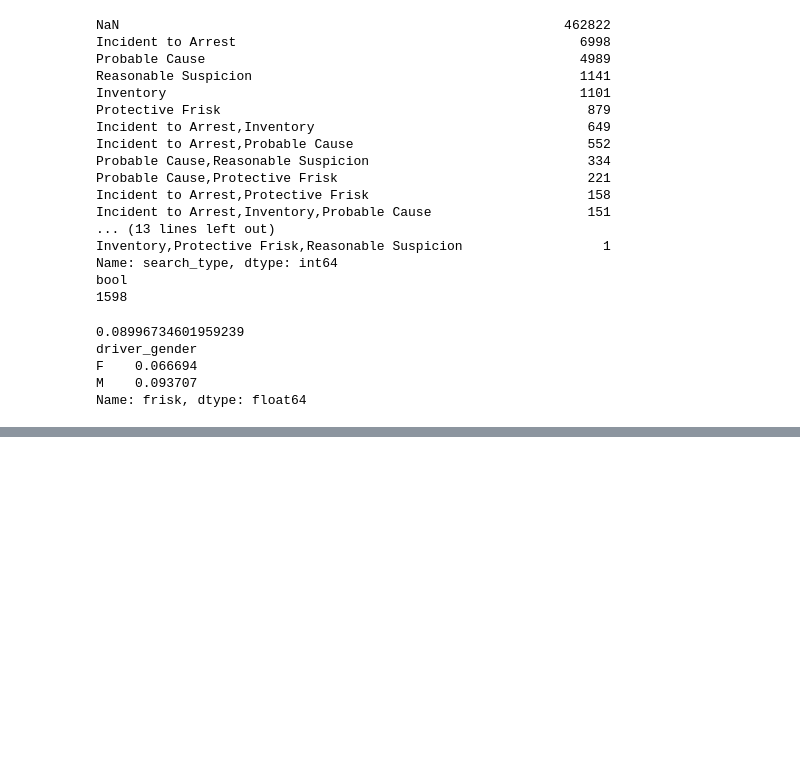
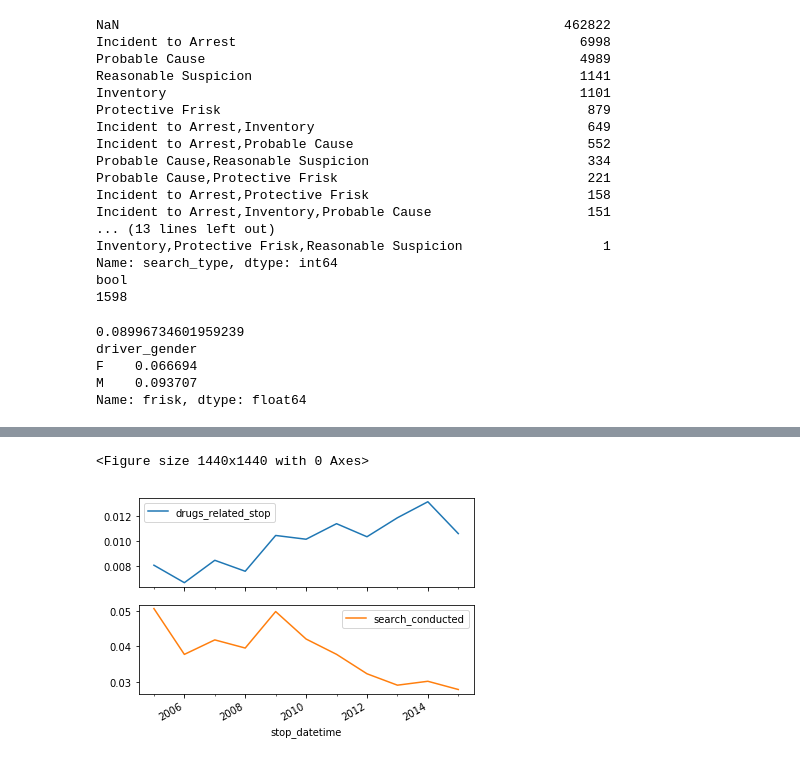
Before and after one commit to SANYAM1996/scatter-plotter, a Jupyter notebook: Datacamp/police_activity.ipynb, the cells around one changed output, grey strips where cells are left out. Drawn from its saved outputs; the diff is of its cells as text; code cells hidden in the pictures; blank space fills up the shorter version.

```diff
--- a/Datacamp/police_activity.ipynb
+++ b/Datacamp/police_activity.ipynb
@@ -403,0 +477,17 @@ Name: frisk, dtype: float64
+# %%
+# Comparing drug and search rates
+# Calculate and save the annual search rate
+annual_search_rate = ri.search_conducted.resample('A').mean()
+
+# Concatenate 'annual_drug_rate' and 'annual_search_rate'
+annual = pd.concat([annual_drug_rate, annual_search_rate], axis='columns')
+
+# Create subplots from 'annual'
+plt.figure(figsize=(20,20))
+annual.plot(subplots=True)
+
+# Display the subplots
+plt.show()
+# %% [output]
+<Figure size 1440x1440 with 0 Axes>
+[figure, added]
```
Also changed, not shown: parts of 13 cells of this notebook.
